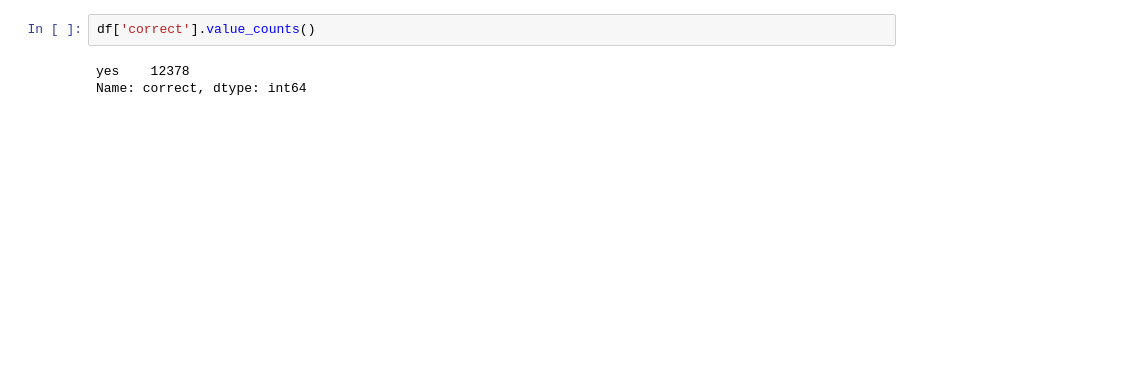
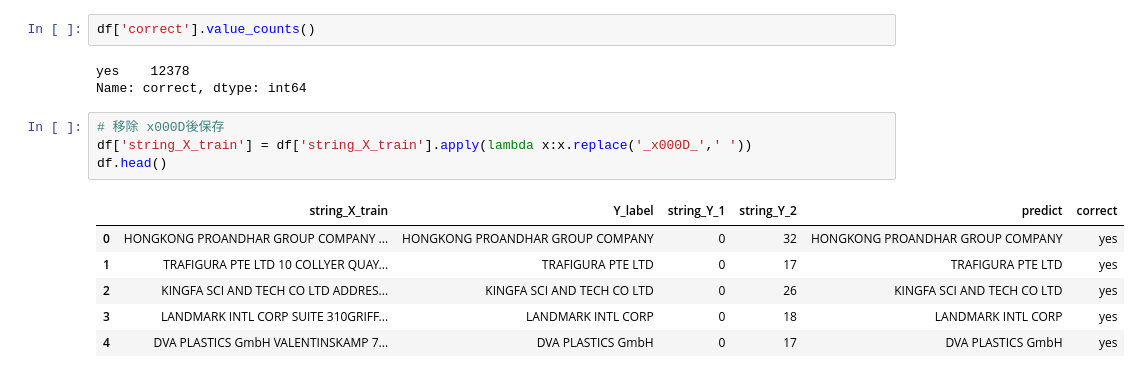
Before and after one commit to skywalker0803r/Letter-of-Credit-Intelligent-Auxiliary-Semantic-Analysis-System, a Jupyter notebook: notebook/開狀人資料預處理.ipynb, the cells around one changed output. Saved outputs shown, nothing was run; the diff lists cells and outputs as text; blank space fills up the shorter version.

```diff
--- a/notebook/開狀人資料預處理.ipynb
+++ b/notebook/開狀人資料預處理.ipynb
@@ -88,3 +105,14 @@ df['correct'].value_counts()
 # %% [output]
 yes    12378
 Name: correct, dtype: int64
+# %%
+# 移除 x000D後保存
+df['string_X_train'] = df['string_X_train'].apply(lambda x:x.replace('_x000D_',' '))
+df.head()
+# %% [output]
+|  | string_X_train | Y_label | string_Y_1 | string_Y_2 | predict | correct |
+| 0 | HONGKONG PROANDHAR GROUP COMPANY ... | HONGKONG PROANDHAR GROUP COMPANY | 0 | 32 | HONGKONG PROANDHAR GROUP COMPANY | yes |
+| 1 | TRAFIGURA PTE LTD 10 COLLYER QUAY... | TRAFIGURA PTE LTD | 0 | 17 | TRAFIGURA PTE LTD | yes |
+| 2 | KINGFA SCI AND TECH CO LTD ADDRES... | KINGFA SCI AND TECH CO LTD | 0 | 26 | KINGFA SCI AND TECH CO LTD | yes |
+| 3 | LANDMARK INTL CORP SUITE 310GRIFF... | LANDMARK INTL CORP | 0 | 18 | LANDMARK INTL CORP | yes |
+| 4 | DVA PLASTICS GmbH VALENTINSKAMP 7... | DVA PLASTICS GmbH | 0 | 17 | DVA PLASTICS GmbH | yes |
```
Also changed, not shown: parts of 9 cells of this notebook, 4 other files.
